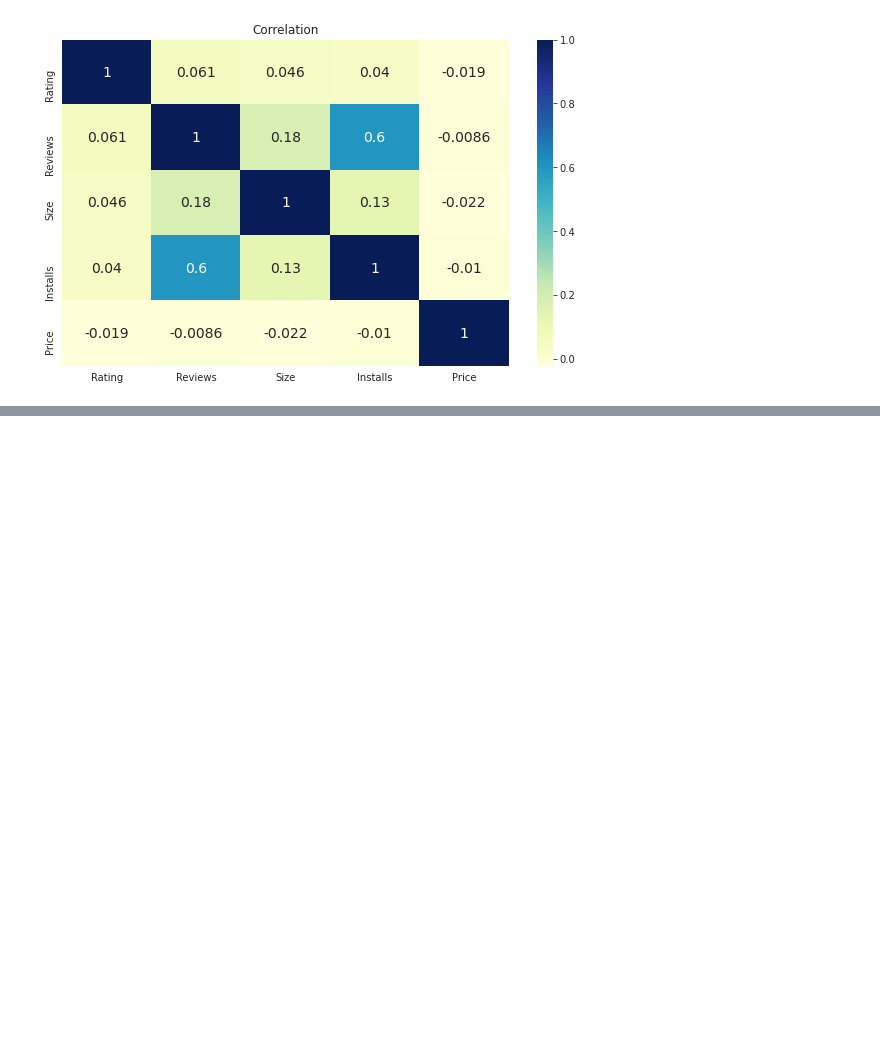
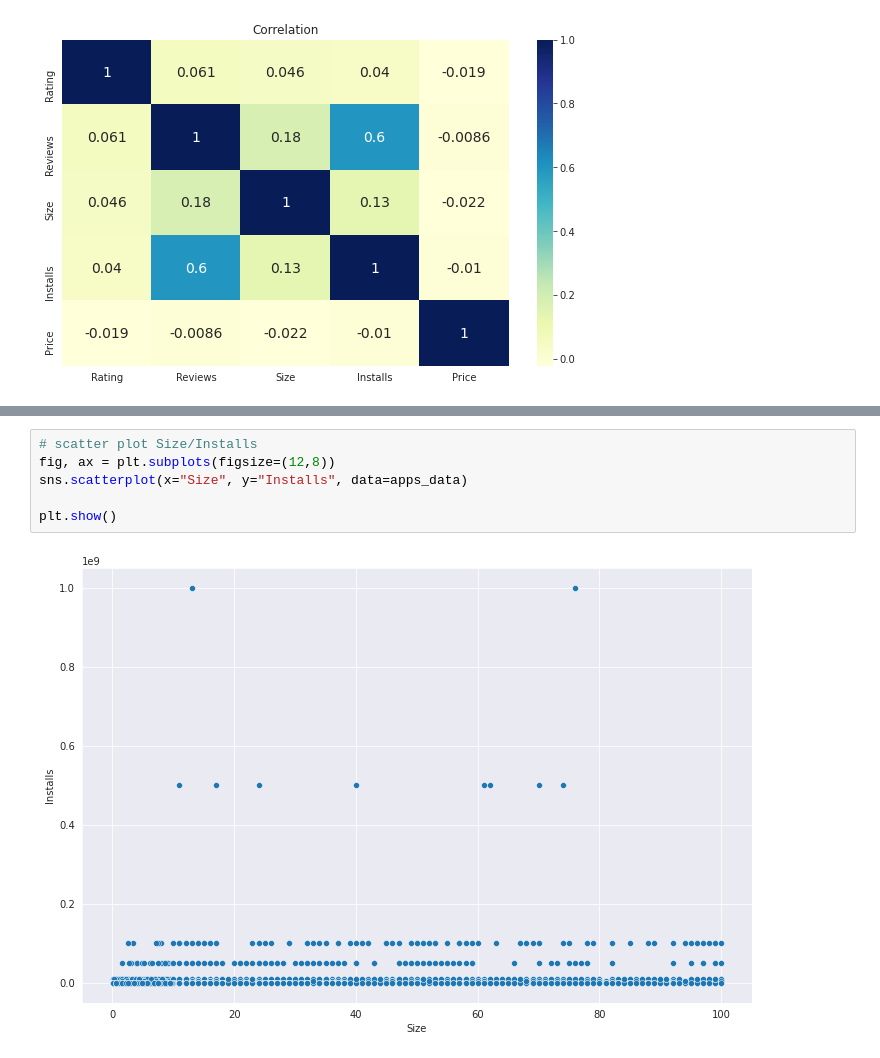
Before and after one commit to Swapnil-417/Play-Store-App-Review-Analysis, a Jupyter notebook: Play_Store_App_Review_Analysis_Capstone_Project.ipynb, the cells around one changed output, grey strips where cells are left out. Drawn from its saved outputs; the diff is of its cells as text; blank space fills up the shorter version.

```diff
--- a/Play_Store_App_Review_Analysis_Capstone_Project.ipynb
+++ b/Play_Store_App_Review_Analysis_Capstone_Project.ipynb
@@ -377,0 +382,8 @@ plt.show()
+# %%
+# scatter plot Size/Installs
+fig, ax = plt.subplots(figsize=(12,8))
+sns.scatterplot(x="Size", y="Installs", data=apps_data)
+
+plt.show()
+# %% [output]
+[figure, added]
```
Also changed, not shown: parts of 8 cells of this notebook.
